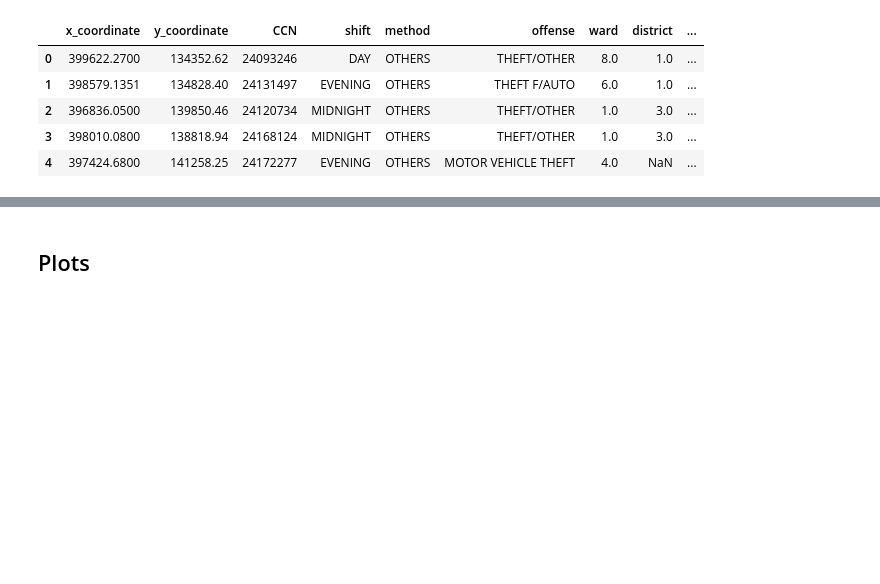
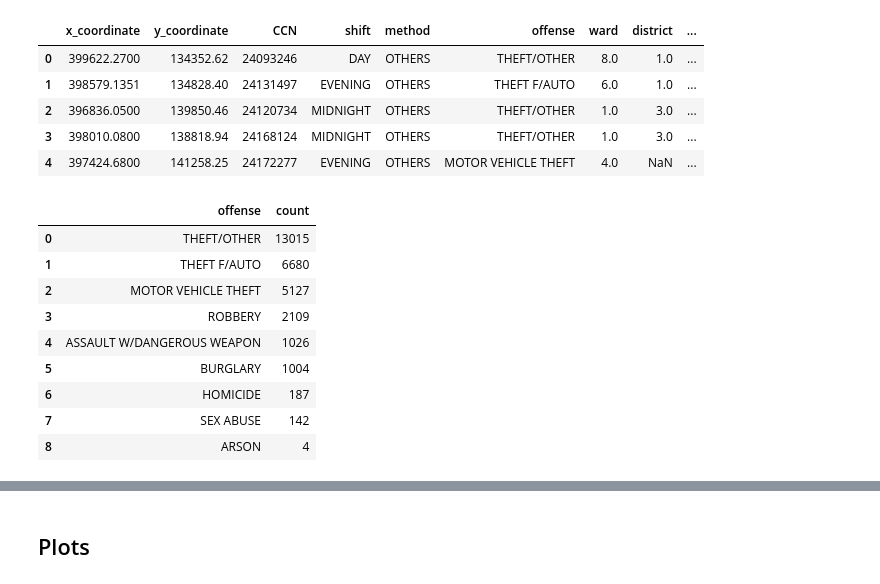
Before and after one commit to salamutu/DS-Final-Project, a Jupyter notebook: project_checkin_1.ipynb, the cells around one changed output, grey strips where cells are left out. Cells and saved outputs as stored; diff of their text form; code cells hidden in the pictures; blank space fills up the shorter version.

```diff
--- a/project_checkin_1.ipynb
+++ b/project_checkin_1.ipynb
@@ -85,3 +85,23 @@ crime.head()
 | 2 | 396836.0500 | 139850.46 | 24120734 | MIDNIGHT | OTHERS | THEFT/OTHER | 1.0 | 3.0 | ... |
 | 3 | 398010.0800 | 138818.94 | 24168124 | MIDNIGHT | OTHERS | THEFT/OTHER | 1.0 | 3.0 | ... |
 | 4 | 397424.6800 | 141258.25 | 24172277 | EVENING | OTHERS | MOTOR VEHICLE THEFT | 4.0 | NaN | ... |
+# %%
+# different types of crimes
+(
+    crime
+    ['offense']
+    .value_counts()
+    .reset_index()
+    .head(10)
+)
+# %% [output]
+|  | offense | count |
+| 0 | THEFT/OTHER | 13015 |
+| 1 | THEFT F/AUTO | 6680 |
+| 2 | MOTOR VEHICLE THEFT | 5127 |
+| 3 | ROBBERY | 2109 |
+| 4 | ASSAULT W/DANGEROUS WEAPON | 1026 |
+| 5 | BURGLARY | 1004 |
+| 6 | HOMICIDE | 187 |
+| 7 | SEX ABUSE | 142 |
+| 8 | ARSON | 4 |
```
Also changed, not shown: parts of 3 cells of this notebook, 1 other file.
